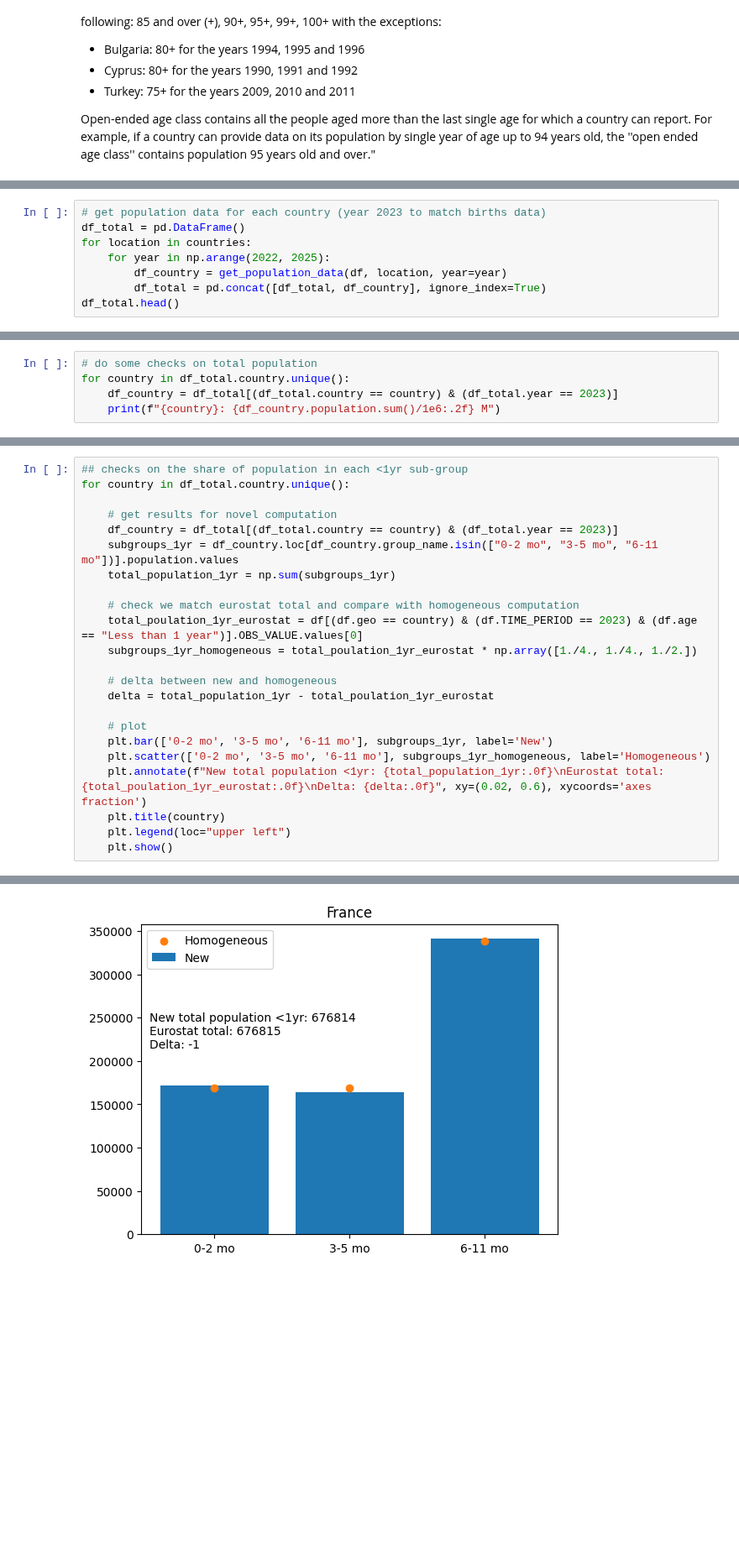
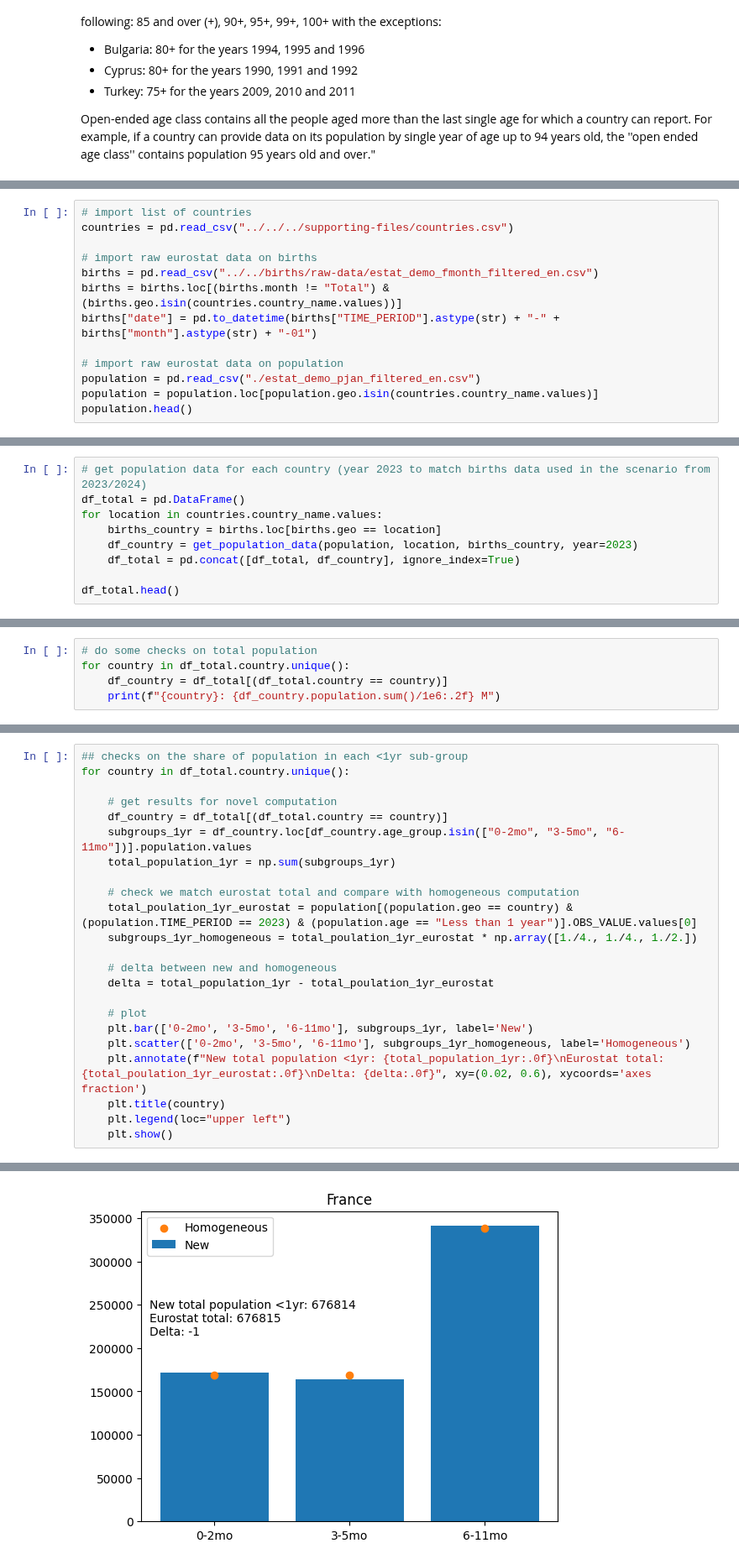
Before and after one commit to european-modelling-hubs/RespiCompass, a Jupyter notebook: auxiliary-data/population/raw-data/parse_eurostat_population.ipynb, the cells around one changed output, grey strips where cells are left out. Shown at 84% size. Saved outputs shown, nothing was run; the diff lists cells and outputs as text; blank space fills up the shorter version.

Commit message:
population data

```diff
--- a/auxiliary-data/population/raw-data/parse_eurostat_population.ipynb
+++ b/auxiliary-data/population/raw-data/parse_eurostat_population.ipynb
@@ -139,0 +108,13 @@ df.head()
+# %%
+# import list of countries
+countries = pd.read_csv("../../../supporting-files/countries.csv")
+
+# import raw eurostat data on births
+births = pd.read_csv("../../births/raw-data/estat_demo_fmonth_filtered_en.csv")
+births = births.loc[(births.month != "Total") & (births.geo.isin(countries.country_name.values))]
+births["date"] = pd.to_datetime(births["TIME_PERIOD"].astype(str) + "-" + births["month"].astype(str) + "-01")
+
+# import raw eurostat data on population
+population = pd.read_csv("./estat_demo_pjan_filtered_en.csv")
+population = population.loc[population.geo.isin(countries.country_name.values)]
+population.head()
@@ -140,9 +128,10 @@ df.head()
 # %%
-# get population data for each country (year 2023 to match births data)
+# get population data for each country (year 2023 to match births data used in the scenario from 2023/2024)
 df_total = pd.DataFrame()
-for location in countries:
-    for year in np.arange(2022, 2025):
-        df_country = get_population_data(df, location, year=year)
-        df_total = pd.concat([df_total, df_country], ignore_index=True)
+for location in countries.country_name.values:
+    births_country = births.loc[births.geo == location]
+    df_country = get_population_data(population, location, births_country, year=2023)
+    df_total = pd.concat([df_total, df_country], ignore_index=True)
+
 df_total.head()
 # %% [output]
@@ -170,7 +147,7 @@ df_total.to_csv("./population_estimates.csv", index=False)
 # %%
 # do some checks on total population
 for country in df_total.country.unique():
-    df_country = df_total[(df_total.country == country) & (df_total.year == 2023)]
+    df_country = df_total[(df_total.country == country)]
     print(f"{country}: {df_country.population.sum()/1e6:.2f} M")
 # %% [output]
 Austria: 9.10 M
@@ -193,34 +170,34 @@ Sweden: 10.52 M
 # %%
 ## checks on the share of population in each <1yr sub-group
 for country in df_total.country.unique():
 
     # get results for novel computation
-    df_country = df_total[(df_total.country == country) & (df_total.year == 2023)]
-    subgroups_1yr = df_country.loc[df_country.group_name.isin(["0-2 mo", "3-5 mo", "6-11 mo"])].population.values
+    df_country = df_total[(df_total.country == country)]
+    subgroups_1yr = df_country.loc[df_country.age_group.isin(["0-2mo", "3-5mo", "6-11mo"])].population.values
     total_population_1yr = np.sum(subgroups_1yr)
 
     # check we match eurostat total and compare with homogeneous computation
-    total_poulation_1yr_eurostat = df[(df.geo == country) & (df.TIME_PERIOD == 2023) & (df.age == "Less than 1 year")].OBS_VALUE.values[0]
+    total_poulation_1yr_eurostat = population[(population.geo == country) & (population.TIME_PERIOD == 2023) & (population.age == "Less than 1 year")].OBS_VALUE.values[0]
     subgroups_1yr_homogeneous = total_poulation_1yr_eurostat * np.array([1./4., 1./4., 1./2.])
 
     # delta between new and homogeneous
     delta = total_population_1yr - total_poulation_1yr_eurostat
 
     # plot
-    plt.bar(['0-2 mo', '3-5 mo', '6-11 mo'], subgroups_1yr, label='New')
-    plt.scatter(['0-2 mo', '3-5 mo', '6-11 mo'], subgroups_1yr_homogeneous, label='Homogeneous')
+    plt.bar(['0-2mo', '3-5mo', '6-11mo'], subgroups_1yr, label='New')
+    plt.scatter(['0-2mo', '3-5mo', '6-11mo'], subgroups_1yr_homogeneous, label='Homogeneous')
     plt.annotate(f"New total population <1yr: {total_population_1yr:.0f}\nEurostat total: {total_poulation_1yr_eurostat:.0f}\nDelta: {delta:.0f}", xy=(0.02, 0.6), xycoords='axes fraction')
     plt.title(country)
     plt.legend(loc="upper left")
     plt.show()
 # %% [output]
 [figure]
 [figure]
 [figure]
 [figure]
 [figure]
 [figure]
 [figure]
 [figure]
 [figure]
-[figure, old version]
+[figure, new version]
```
Also changed, not shown: parts of 8 cells of this notebook, 3 other files.
